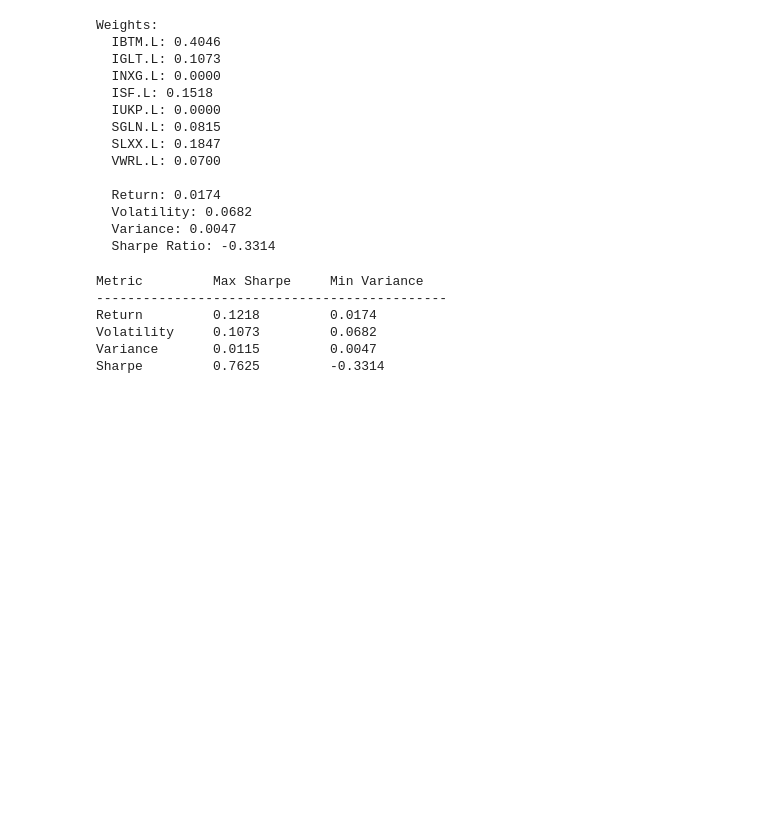
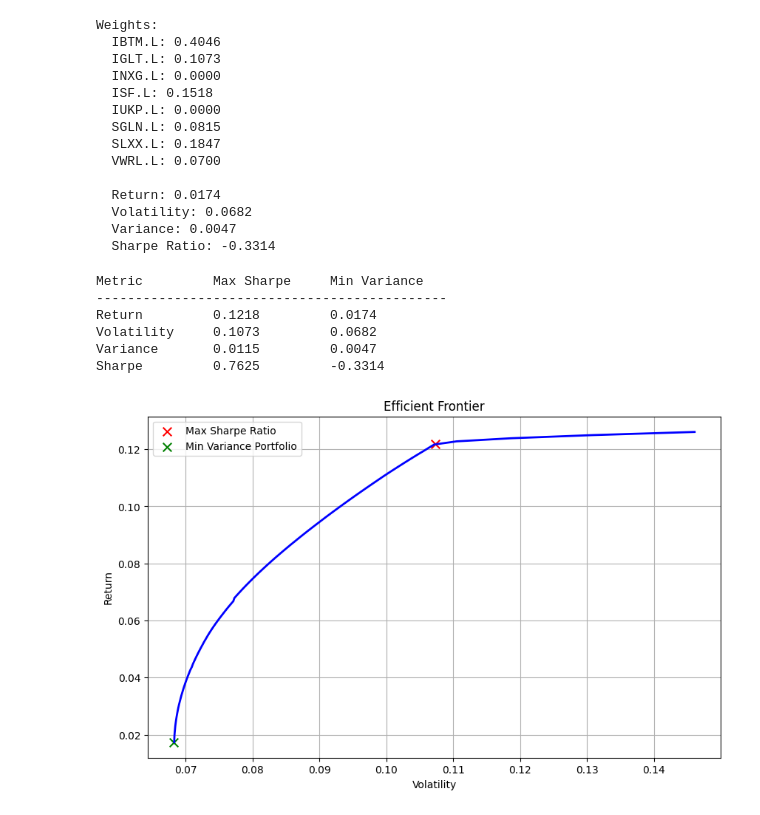
Before and after one commit to poggey/portfolio-optimiser, a Jupyter notebook: notebook.ipynb, the cells around one changed output. Drawn from its saved outputs; the diff is of its cells as text; code cells hidden in the pictures; blank space fills up the shorter version.

Commit message:
Find optimum portfolio for target return and plot frontier

```diff
--- a/notebook.ipynb
+++ b/notebook.ipynb
@@ -61,7 +61,7 @@ def portfolio_perf(weights, mean_returns, cov_matrix):
     sharpe_ratio = (portfolio_return -rfr) / portfolio_volatility
     return portfolio_return, portfolio_volatility, sharpe_ratio, portfolio_variance
 
-portfolio_return, portfolio_volatility, sharpe_ratio, _ = portfolio_perf(weights, annual_mean_returns, cov_matrix)
+portfolio_return, portfolio_volatility, sharpe_ratio, portfolio_variance = portfolio_perf(weights, annual_mean_returns, cov_matrix)
 
 rfr = 0.04
 ## UK short term gov bond yield
@@ -69,6 +69,7 @@ rfr = 0.04
 print(f"Return: {portfolio_return:.4f}")
 print(f"Volatility: {portfolio_volatility:.4f}")
 print(f"Sharpe: {sharpe_ratio:.4f}")
+print(f"Variance: {portfolio_variance:.4f}")
 # %% [output]
 Return: 0.0122
 Volatility: 0.0887
@@ -251,3 +253,35 @@ Return         0.1218         0.0174
 Volatility     0.1073         0.0682
 Variance       0.0115         0.0047
 Sharpe         0.7625         -0.3314
+# %%
+## for efficient frontier, need to find the relevant optimal portfolio for target returns between the min and max return
+
+from unittest import result
+
+
+target_returns = np.linspace(m_ret, annual_mean_returns.max(), 100)
+## 100 target returns equally spaced
+
+## now use same optimisation as before with additional constraint (portfolio return = target return)
+frontier_vols = []
+
+for target_return in target_returns:
+    constraints = [
+        {'type': 'eq', 'fun': lambda w: np.sum(w) - 1},
+        {'type': 'eq', 'fun': lambda w, t=target_return: np.dot(w, annual_mean_returns) - t} ]
+    frontier = minimize(portfolio_volatility, first_guess, args=(annual_mean_returns, cov_matrix), method='SLSQP', bounds=bounds, constraints=constraints)
+    frontier_vols.append(np.sqrt(frontier.fun))
+
+plt.figure(figsize=(10, 6))
+plt.plot(frontier_vols, target_returns, 'b-', linewidth=2)
+plt.scatter(opt_vol, opt_ret, c='red', marker='x', s=70, label='Max Sharpe Ratio')
+plt.scatter(m_vol, m_ret, c='green', marker='x', s=70, label='Min Variance Portfolio')
+plt.xlabel('Volatility')
+plt.ylabel('Return')
+plt.title('Efficient Frontier')
+plt.legend()
+plt.grid(True)
+plt.savefig('outputs/efficient_frontier.png', dpi=300, bbox_inches='tight')
+plt.show()
+# %% [output]
+[figure, added]
```
Also changed, not shown: parts of 3 cells of this notebook, 2 other files.
